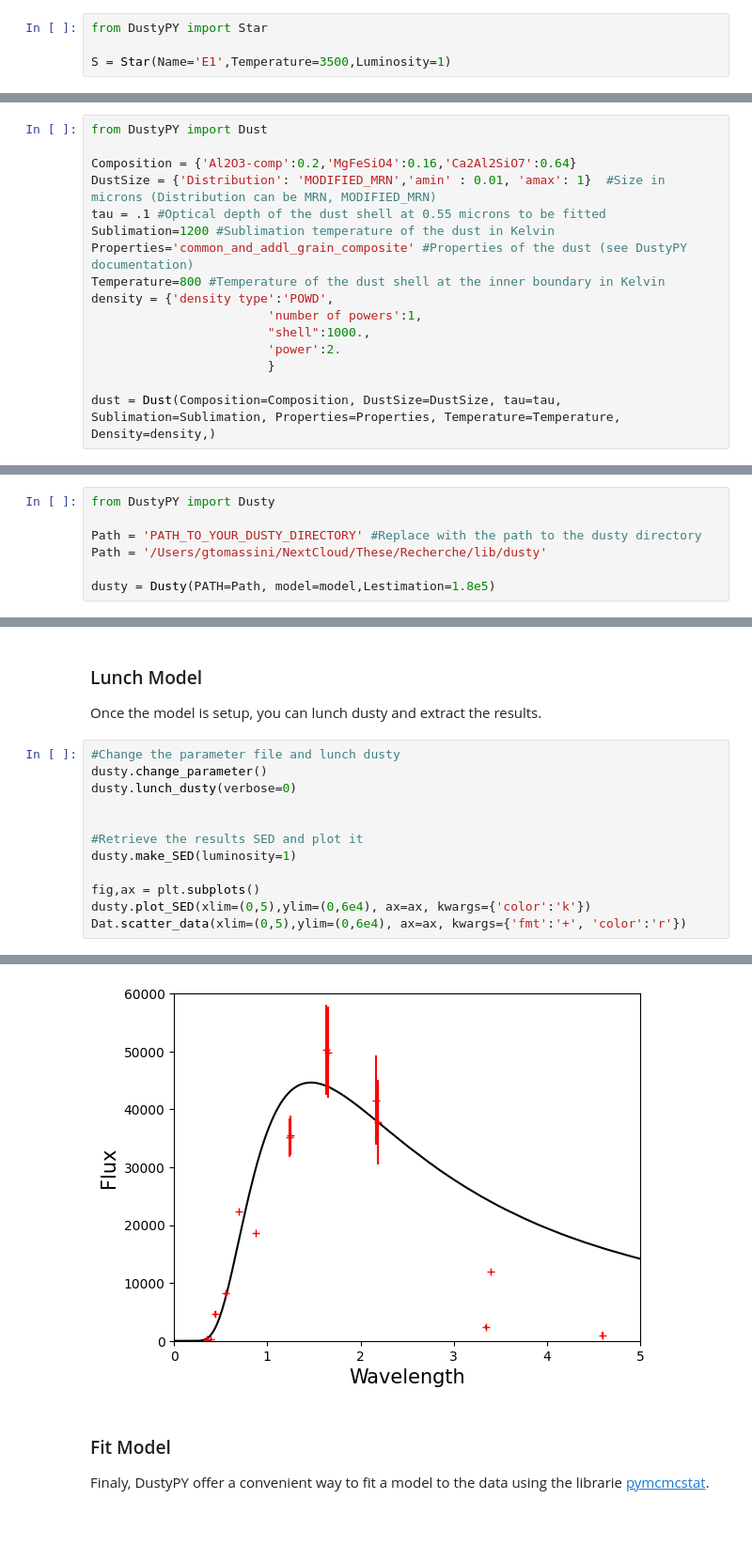
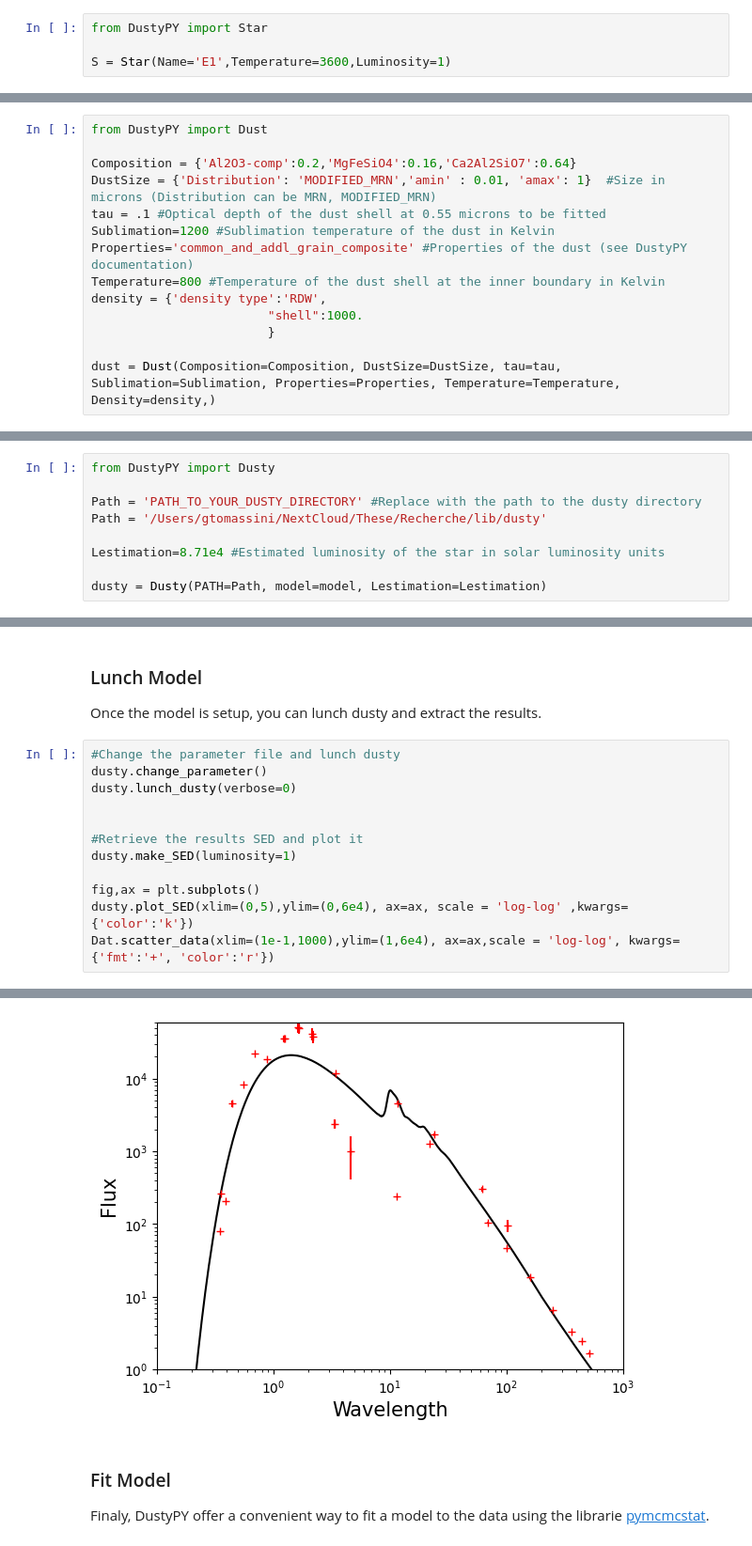
Before and after one commit to gtomass/DustyPY, a Jupyter notebook: notebook/exemple.ipynb, the cells around one changed output, grey strips where cells are left out. Shown at 94% size. Saved outputs shown, nothing was run; the diff lists cells and outputs as text.

```diff
--- a/notebook/exemple.ipynb
+++ b/notebook/exemple.ipynb
@@ -9,7 +9,7 @@ The first thing to do is to create your model. In the case of Betelgeuse, we hav
 # %%
 from DustyPY import Star
 
-S = Star(Name='E1',Temperature=3500,Luminosity=1)
+S = Star(Name='E1',Temperature=3600,Luminosity=1)
 # %% [markdown]
 Note: For a single star, the Luminosity must always be 1 as it is the contribution of this star to the total luminosity of the model.
 # %% [markdown]
@@ -23,10 +23,8 @@ tau = .1 #Optical depth of the dust shell at 0.55 microns to be fitted
 Sublimation=1200 #Sublimation temperature of the dust in Kelvin
 Properties='common_and_addl_grain_composite' #Properties of the dust (see DustyPY documentation)
 Temperature=800 #Temperature of the dust shell at the inner boundary in Kelvin
-density = {'density type':'POWD',
-                        'number of powers':1,
-                        "shell":1000.,
-                        'power':2.
+density = {'density type':'RDW',
+                        "shell":1000.
                         }
 
 dust = Dust(Composition=Composition, DustSize=DustSize, tau=tau, Sublimation=Sublimation, Properties=Properties, Temperature=Temperature, Density=density,)
@@ -54,7 +52,9 @@ from DustyPY import Dusty
 Path = 'PATH_TO_YOUR_DUSTY_DIRECTORY' #Replace with the path to the dusty directory
 Path = '/Users/gtomassini/NextCloud/These/Recherche/lib/dusty'
 
-dusty = Dusty(PATH=Path, model=model,Lestimation=1.8e5)
+Lestimation=8.71e4 #Estimated luminosity of the star in solar luminosity units
+
+dusty = Dusty(PATH=Path, model=model, Lestimation=Lestimation)
 # %% [markdown]
 ### Add the data
 
@@ -138,8 +142,8 @@ dusty.lunch_dusty(verbose=0)
 dusty.make_SED(luminosity=1)
 
 fig,ax = plt.subplots()
-dusty.plot_SED(xlim=(0,5),ylim=(0,6e4), ax=ax, kwargs={'color':'k'})
-Dat.scatter_data(xlim=(0,5),ylim=(0,6e4), ax=ax, kwargs={'fmt':'+', 'color':'r'})
+dusty.plot_SED(xlim=(0,5),ylim=(0,6e4), ax=ax, scale = 'log-log' ,kwargs={'color':'k'})
+Dat.scatter_data(xlim=(1e-1,1000),ylim=(1,6e4), ax=ax,scale = 'log-log', kwargs={'fmt':'+', 'color':'r'})
 # %% [output]
  Found master input file model.mas on on command line.
  Grain:  1 Sublimation Temperature:    1200.000
@@ -153,4 +157,4 @@ Dat.scatter_data(xlim=(0,5),ylim=(0,6e4), ax=ax, kwargs={'fmt':'+', 'color':'r'}
-[figure, old version]
+[figure, new version]
 # %% [markdown]
 ### Fit Model
 
```
Also changed, not shown: parts of 22 cells of this notebook, 1 other file.
